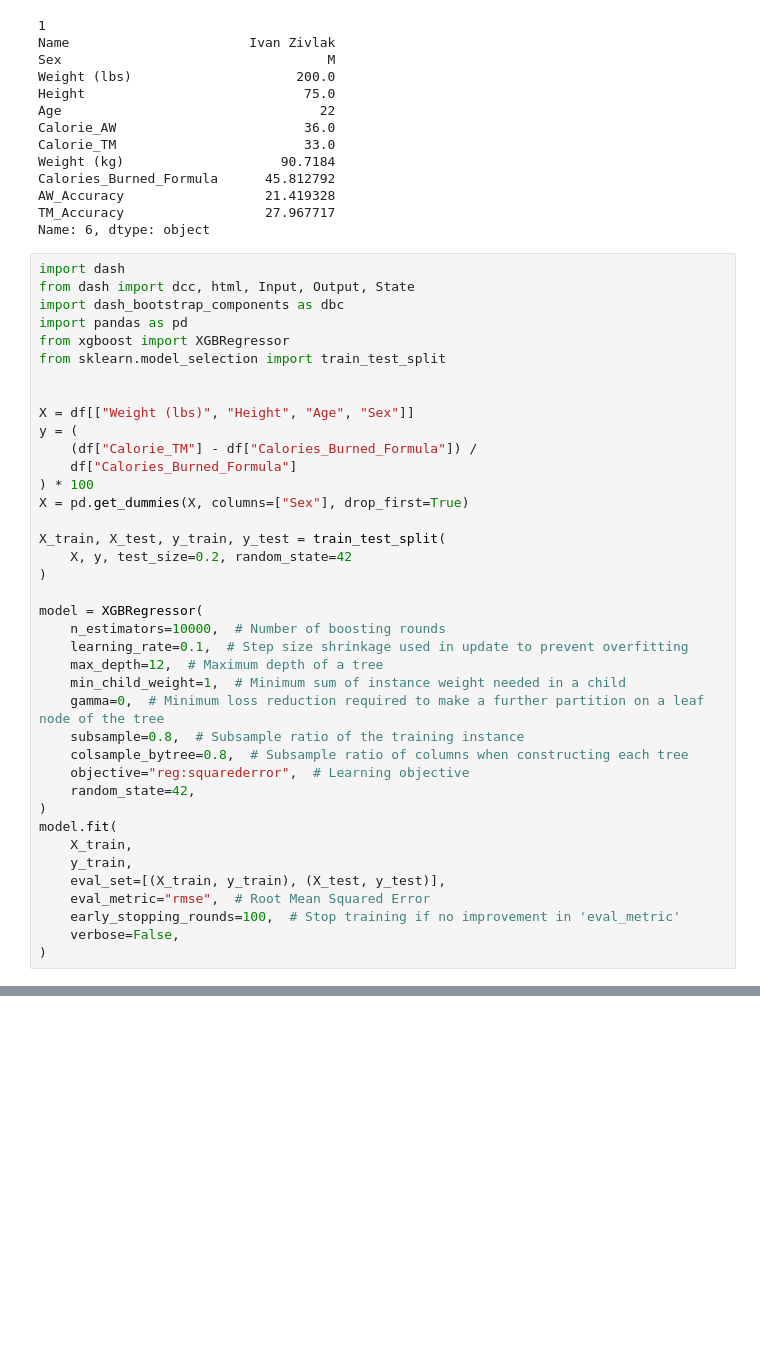
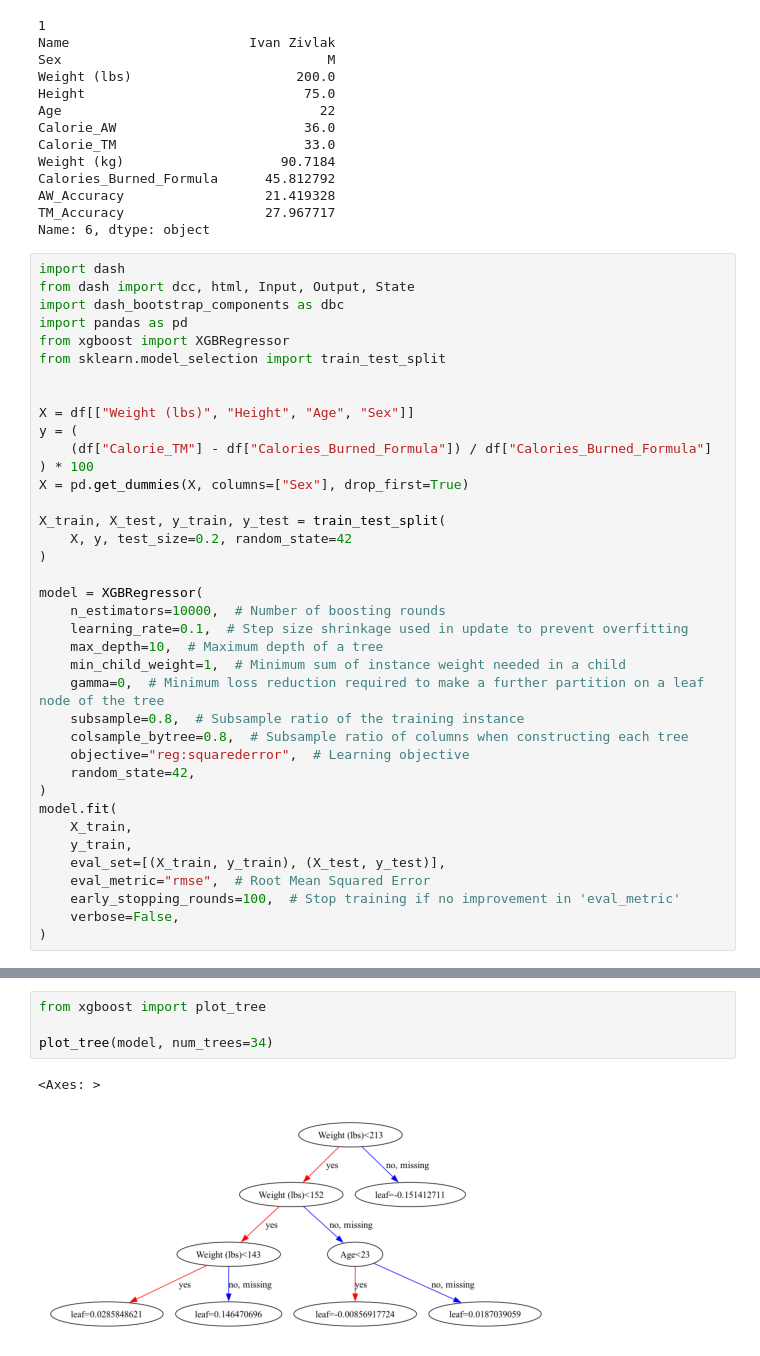
Before and after one commit to zivlaki/CalorieWatchTracker, a Jupyter notebook: notebooks/dataW.ipynb, the cells around one changed output, grey strips where cells are left out. Cells and saved outputs as stored; diff of their text form; blank space fills up the shorter version.

```diff
--- a/notebooks/dataW.ipynb
+++ b/notebooks/dataW.ipynb
@@ -179,8 +178,7 @@ from sklearn.model_selection import train_test_split
 
 X = df[["Weight (lbs)", "Height", "Age", "Sex"]]
 y = (
-    (df["Calorie_TM"] - df["Calories_Burned_Formula"]) /
-    df["Calories_Burned_Formula"]
+    (df["Calorie_TM"] - df["Calories_Burned_Formula"]) / df["Calories_Burned_Formula"]
 ) * 100
 X = pd.get_dummies(X, columns=["Sex"], drop_first=True)
 
@@ -191,7 +189,7 @@ X_train, X_test, y_train, y_test = train_test_split(
 model = XGBRegressor(
     n_estimators=10000,  # Number of boosting rounds
     learning_rate=0.1,  # Step size shrinkage used in update to prevent overfitting
-    max_depth=12,  # Maximum depth of a tree
+    max_depth=10,  # Maximum depth of a tree
     min_child_weight=1,  # Minimum sum of instance weight needed in a child
     gamma=0,  # Minimum loss reduction required to make a further partition on a leaf node of the tree
     subsample=0.8,  # Subsample ratio of the training instance
@@ -334,0 +313,7 @@ FileNotFoundError: [Errno 2] No such file or directory: '/usr/local/lib/python3.
+# %%
+from xgboost import plot_tree
+
+plot_tree(model, num_trees=34)
+# %% [output]
+<Axes: >
+[figure, added]
```
Also changed, not shown: parts of 3 cells of this notebook.
